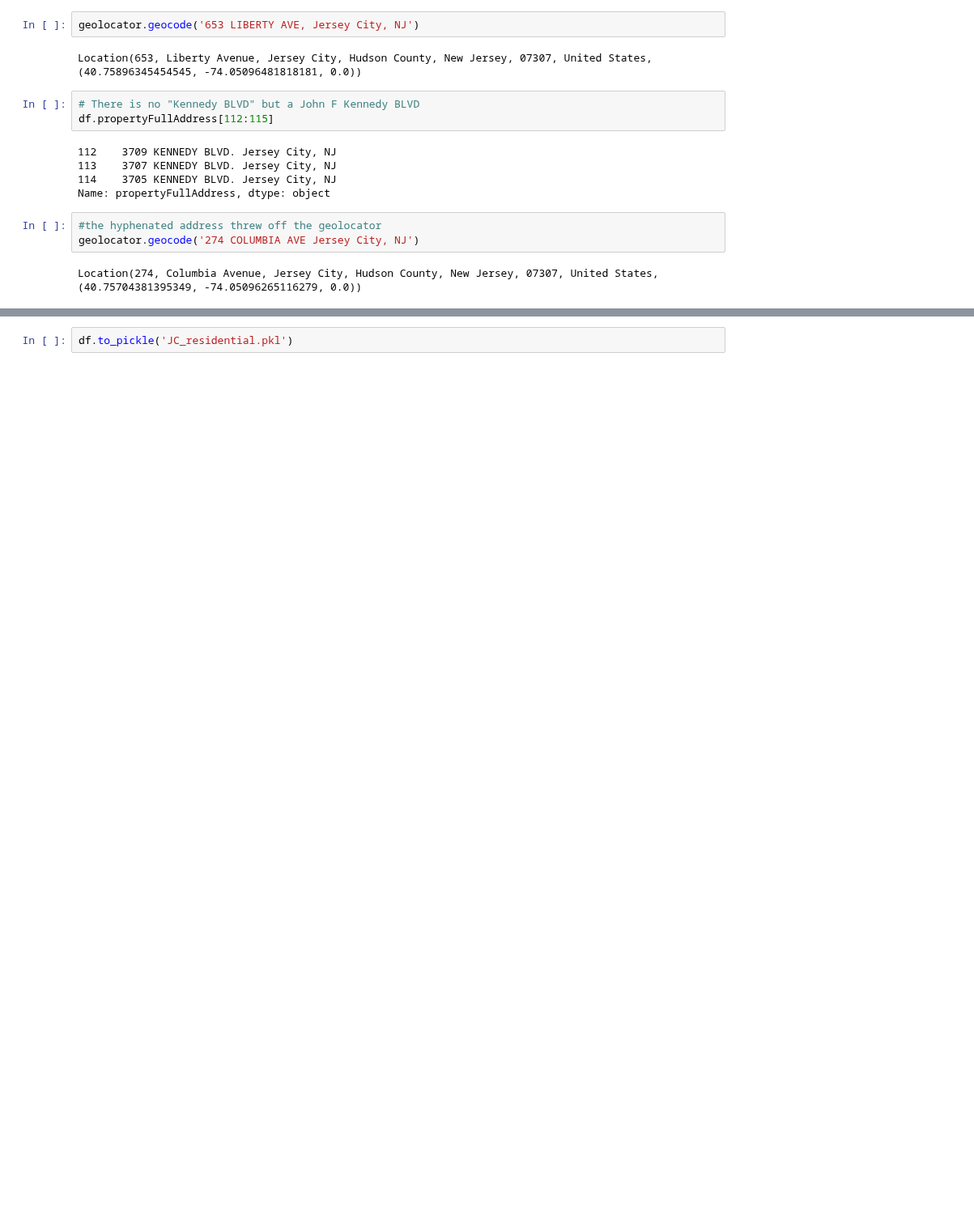
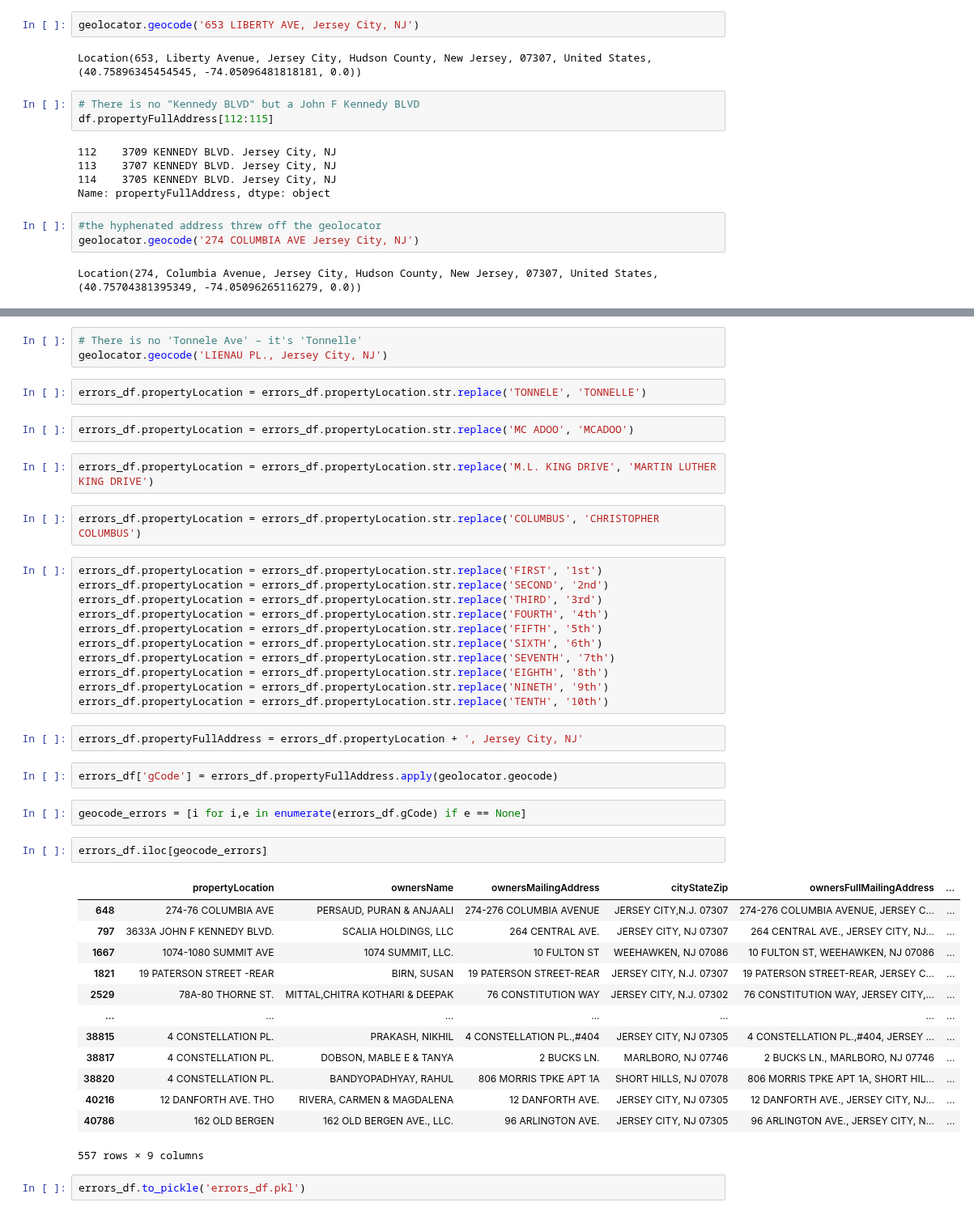
Before and after one commit to kylemichaelreaves/landlord_data, a Jupyter notebook: JC_residential.ipynb, the cells around one changed output, grey strips where cells are left out. Shown at 81% size. Drawn from its saved outputs; the diff is of its cells as text; blank space fills up the shorter version.

```diff
--- a/JC_residential.ipynb
+++ b/JC_residential.ipynb
@@ -143,2 +157,46 @@ Name: propertyFullAddress, dtype: object
+# %%
+# There is no 'Tonnele Ave' – it's 'Tonnelle'
+geolocator.geocode('LIENAU PL., Jersey City, NJ')
+# %%
+errors_df.propertyLocation = errors_df.propertyLocation.str.replace('TONNELE', 'TONNELLE')
+# %%
+errors_df.propertyLocation = errors_df.propertyLocation.str.replace('MC ADOO', 'MCADOO')
+# %%
+errors_df.propertyLocation = errors_df.propertyLocation.str.replace('M.L. KING DRIVE', 'MARTIN LUTHER KING DRIVE')
+# %%
+errors_df.propertyLocation = errors_df.propertyLocation.str.replace('COLUMBUS', 'CHRISTOPHER COLUMBUS')
+# %%
+errors_df.propertyLocation = errors_df.propertyLocation.str.replace('FIRST', '1st')
+errors_df.propertyLocation = errors_df.propertyLocation.str.replace('SECOND', '2nd')
+errors_df.propertyLocation = errors_df.propertyLocation.str.replace('THIRD', '3rd')
+errors_df.propertyLocation = errors_df.propertyLocation.str.replace('FOURTH', '4th')
+errors_df.propertyLocation = errors_df.propertyLocation.str.replace('FIFTH', '5th')
+errors_df.propertyLocation = errors_df.propertyLocation.str.replace('SIXTH', '6th')
+errors_df.propertyLocation = errors_df.propertyLocation.str.replace('SEVENTH', '7th')
+errors_df.propertyLocation = errors_df.propertyLocation.str.replace('EIGHTH', '8th')
+errors_df.propertyLocation = errors_df.propertyLocation.str.replace('NINETH', '9th')
+errors_df.propertyLocation = errors_df.propertyLocation.str.replace('TENTH', '10th')
+# %%
+errors_df.propertyFullAddress = errors_df.propertyLocation + ', Jersey City, NJ'
+# %%
+errors_df['gCode'] = errors_df.propertyFullAddress.apply(geolocator.geocode)
+# %%
+geocode_errors = [i for i,e in enumerate(errors_df.gCode) if e == None]
+# %%
+errors_df.iloc[geocode_errors]
+# %% [output]
+|  | propertyLocation | ownersName | ownersMailingAddress | cityStateZip | ownersFullMailingAddress | ... |
+| 648 | 274-76 COLUMBIA AVE | PERSAUD, PURAN & ANJAALI | 274-276 COLUMBIA AVENUE | JERSEY CITY,N.J. 07307 | 274-276 COLUMBIA AVENUE, JERSEY C... | ... |
+| 797 | 3633A JOHN F KENNEDY BLVD. | SCALIA HOLDINGS, LLC | 264 CENTRAL AVE. | JERSEY CITY, NJ 07307 | 264 CENTRAL AVE., JERSEY CITY, NJ... | ... |
+| 1667 | 1074-1080 SUMMIT AVE | 1074 SUMMIT, LLC. | 10 FULTON ST | WEEHAWKEN, NJ 07086 | 10 FULTON ST, WEEHAWKEN, NJ 07086 | ... |
+| 1821 | 19 PATERSON STREET -REAR | BIRN, SUSAN | 19 PATERSON STREET-REAR | JERSEY CITY, N.J. 07307 | 19 PATERSON STREET-REAR, JERSEY C... | ... |
+| 2529 | 78A-80 THORNE ST. | MITTAL,CHITRA KOTHARI & DEEPAK | 76 CONSTITUTION WAY | JERSEY CITY, N.J. 07302 | 76 CONSTITUTION WAY, JERSEY CITY,... | ... |
+| ... | ... | ... | ... | ... | ... | ... |
+| 38815 | 4 CONSTELLATION PL. | PRAKASH, NIKHIL | 4 CONSTELLATION PL.,#404 | JERSEY CITY, NJ 07305 | 4 CONSTELLATION PL.,#404, JERSEY ... | ... |
+| 38817 | 4 CONSTELLATION PL. | DOBSON, MABLE E & TANYA | 2 BUCKS LN. | MARLBORO, NJ 07746 | 2 BUCKS LN., MARLBORO, NJ 07746 | ... |
+| 38820 | 4 CONSTELLATION PL. | BANDYOPADHYAY, RAHUL | 806 MORRIS TPKE APT 1A | SHORT HILLS, NJ 07078 | 806 MORRIS TPKE APT 1A, SHORT HIL... | ... |
+| 40216 | 12 DANFORTH AVE. THO | RIVERA, CARMEN & MAGDALENA | 12 DANFORTH AVE. | JERSEY CITY, NJ 07305 | 12 DANFORTH AVE., JERSEY CITY, NJ... | ... |
+| 40786 | 162 OLD BERGEN | 162 OLD BERGEN AVE., LLC. | 96 ARLINGTON AVE. | JERSEY CITY, NJ 07305 | 96 ARLINGTON AVE., JERSEY CITY, N... | ... |
+557 rows × 9 columns
 # %%
-df.to_pickle('JC_residential.pkl')
+errors_df.to_pickle('errors_df.pkl')
```
Also changed, not shown: parts of 25 cells of this notebook, 2 other files.
